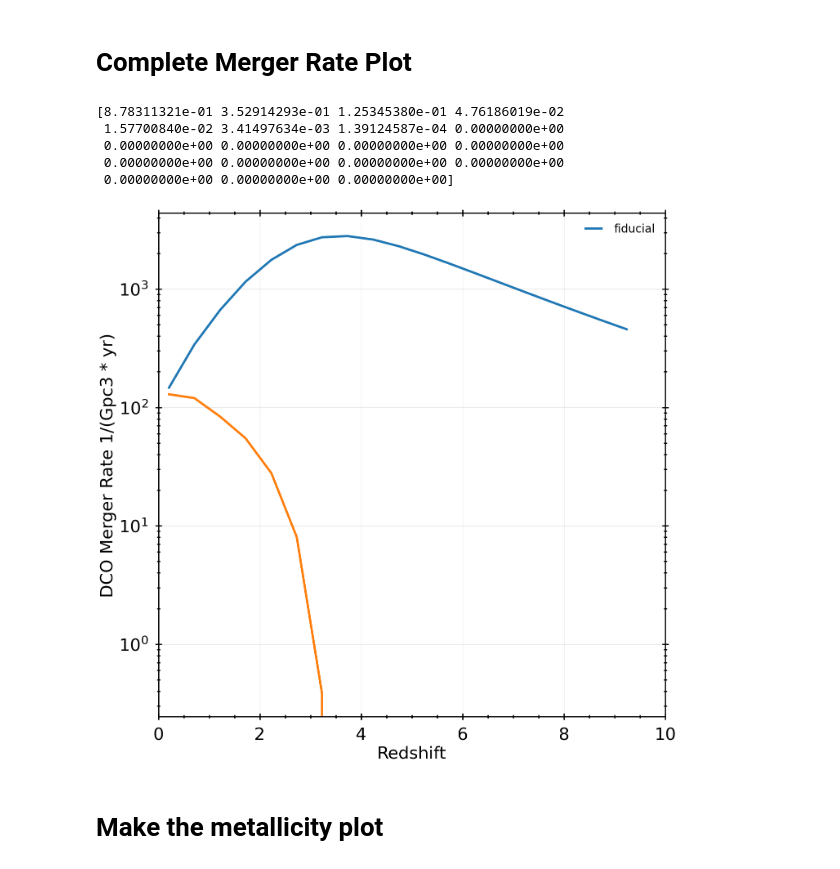
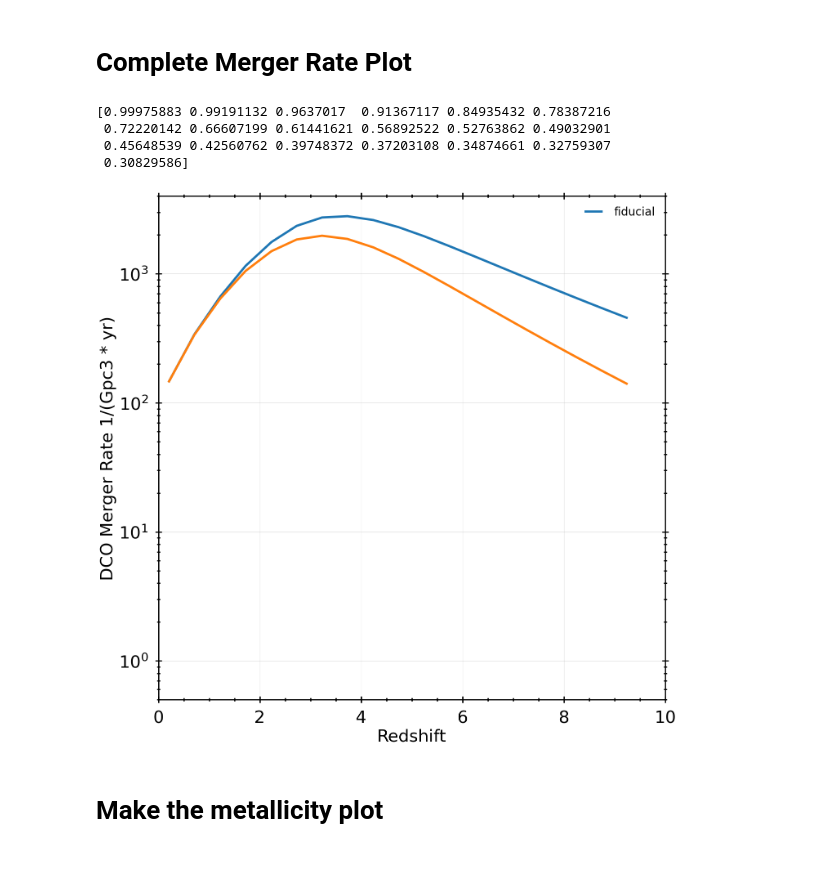
Before and after one commit to stlgolfer/metallicity_mergers, a Jupyter notebook: convolve_test.ipynb, the cells around one changed output. Drawn from its saved outputs; the diff is of its cells as text; code cells hidden in the pictures.

```diff
--- a/convolve_test.ipynb
+++ b/convolve_test.ipynb
@@ -624,16 +624,17 @@ merger_fig.savefig('merger rates.png')
 def load_snr_data(snr_file):
     snrs = {}
     with h5py.File(snr_file, 'r') as f:
-        for key in f['snr'].keys():
-            snrs[key] = f['snr'][key][:]
-    snrs.pop('net', None)
+        for key in f.keys():
+            snrs[key] = np.array(f[key][:]).astype(np.float32)
     return snrs
+
 
 # as a first pass, let's also do an SNR cut at each redshift
 # so first get the redshifts (from the files themselves)
 SNRsdir = '/Volumes/Elements/results_SNR'
-SNRs_suff = '_ETS-CE1Id-L1-H1-Virgo-KAGRA-LIGOI_LAL-IMRPhenomXHM_snr_th-8_dutyfac-1_0to5448354'
-Cat_base_name = 'SNR_Boesky_fullcat_BBH_'
+# source_types = ['BBH', 'BNS', 'NSBH'] note that NSBH is backwards from BHNS, so will need to convert
+Cat_base_name = 'SNR_Boesky_fullcat_'
+z_bins = np.load('/Volumes/Elements/old_snr/data/redshift_bins_of_interest.npy')
 
 def get_all_snr_weights(dets, snr_cut):
     # detector = 'KAGRA'
@@ -646,7 +647,7 @@ def get_all_snr_weights(dets, snr_cut):
     # have to iterate
     for i, z in enumerate(fiducial_plotting_data['redshifts']):
         zuse = z
-        snrs_at_z = load_snr_data(os.path.join(SNRsdir, Cat_base_name + f'z{zuse:.2f}' + SNRs_suff + '/all_snrs_0_to_5448354.hdf5'))
+        snrs_at_z = load_snr_data(os.path.join(SNRsdir, Cat_base_name + ('NSBH' if TYPES == 'BHNS' else TYPES) + f'_z{zuse:.2f}' + '_allDetectors.h5'))
         # here is where we need to gather each detector
         for d in dets:
             all_snr_weights[i, :] = np.power(snrs_at_z[d], 2) # sum quadrature
@@ -679,8 +680,8 @@ networks = {
         ],
         'snr': 1
     },
-    'KAGRA': {
-        'array': ['KAGRA'],
+    'ETS': {
+        'array': ['ETS'],
         'snr': 1
     }
 }
@@ -689,42 +690,42 @@ networks = {
 sfr_fig, sfr_ax = plt.subplots(1, 1)
 
 sfr_ax.plot(
     fiducial_plotting_data['redshifts'],
     np.sum(fiducial_plotting_data['all_weights'],axis=0),
     label='fiducial'
 )
 
-
 snr_grid = np.zeros(
     (len(fiducial_plotting_data['redshifts']), len(dco_efficiencies))
 )
 
-all_snr_weights = get_all_snr_weights(networks['KAGRA']['array'], 1)
+det = 'ETS'
+all_snr_weights = get_all_snr_weights(networks[det]['array'], 10)
 scale = np.sum(all_snr_weights, axis=1)/(all_snr_weights.shape[1])
 print(scale)
 p_line = np.sum(fiducial_plotting_data['all_weights'],axis=0)*scale
 sfr_ax.plot(
     fiducial_plotting_data['redshifts'],
     p_line,
-    # label=f'{c['det']} with SNR>{c['cut']} proj.'
+    label=f'{det} with SNR>{networks[det]['snr']} proj.'
 )
 # print(np.sum(p_line))
 # print(p_line[0])
 
 fiducial_plotting_data['redshifts']
 sfr_ax.set_xlabel('Redshift')
 sfr_ax.set_ylabel('DCO Merger Rate 1/(Gpc3 * yr)')
 sfr_ax.set_xlim(0, 10)
+sfr_ax.set_ylim(0.5, 4000)
 sfr_ax.legend()
 sfr_ax.set_yscale('log')
 sfr_fig.show()
 # %% [output]
-[8.78311321e-01 3.52914293e-01 1.25345380e-01 4.76186019e-02
- 1.57700840e-02 3.41497634e-03 1.39124587e-04 0.00000000e+00
- 0.00000000e+00 0.00000000e+00 0.00000000e+00 0.00000000e+00
- 0.00000000e+00 0.00000000e+00 0.00000000e+00 0.00000000e+00
- 0.00000000e+00 0.00000000e+00 0.00000000e+00]
+[0.99975883 0.99191132 0.9637017  0.91367117 0.84935432 0.78387216
+ 0.72220142 0.66607199 0.61441621 0.56892522 0.52763862 0.49032901
+ 0.45648539 0.42560762 0.39748372 0.37203108 0.34874661 0.32759307
+ 0.30829586]
-[figure, old version]
+[figure, new version]
 # %% [markdown]
 # Make the metallicity plot
 # %%
```
Also changed, not shown: parts of 4 cells of this notebook.
